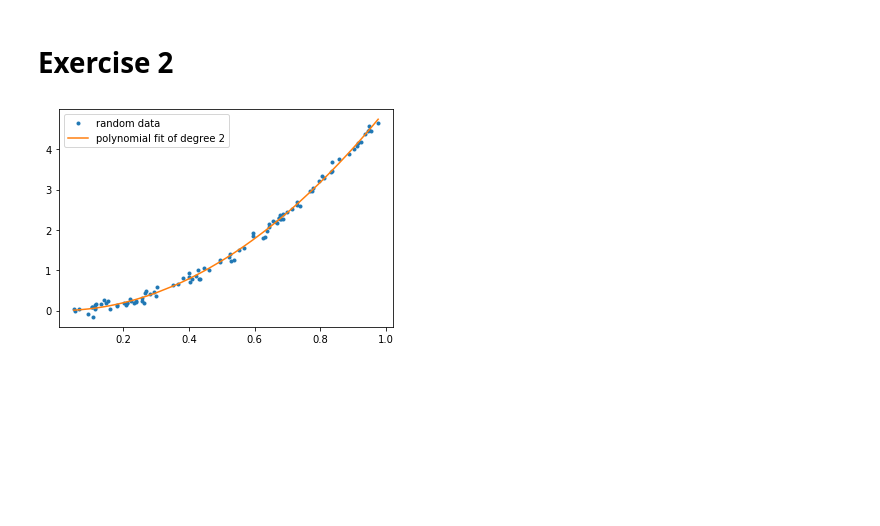
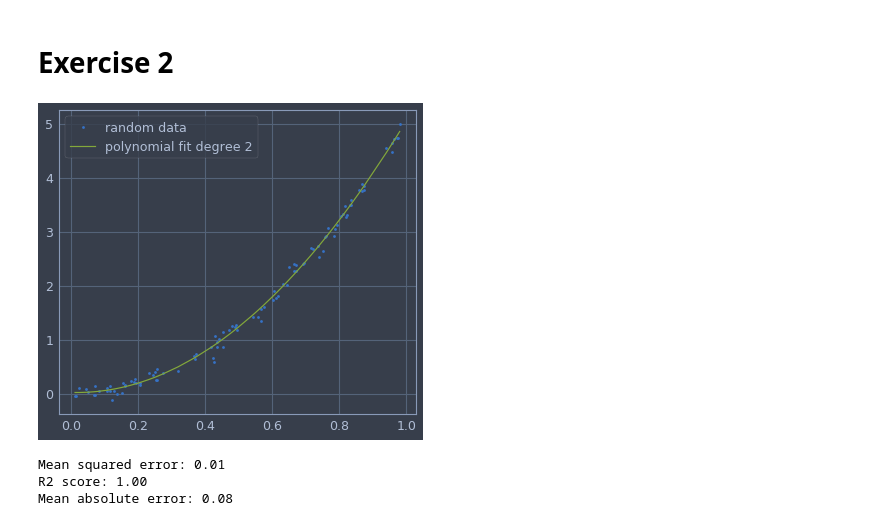
Before and after one commit to ejhusom/FYS-STK4155, a Jupyter notebook: exercises/exercise-2-4.ipynb, the cells around one changed output. Drawn from its saved outputs; the diff is of its cells as text; code cells hidden in the pictures; blank space fills up the shorter version.

```diff
--- a/exercises/exercise-2-4.ipynb
+++ b/exercises/exercise-2-4.ipynb
@@ -3,35 +3,59 @@
 # %%
 # Exercise 2.1: Own code for making polynomial fit
 import numpy as np
 import matplotlib.pyplot as plt
+import sklearn.linear_model as skl
+from sklearn.metrics import mean_squared_error, r2_score, mean_absolute_error
+
+try:
+    from jupyterthemes import jtplot
+    jtplot.style()
+except:
+    pass
+
+def plot_regression(x, y, x_fit, y_fit, y_label='model fit'):
+    '''Plot data and model fit in one figure.'''
+    plt.figure()
+    plt.plot(x, y, '.', label='random data')
+    plt.plot(x[idx_sorted], y_tilde[idx_sorted], '-', label=y_label)
+    plt.legend()
+    plt.show()
+
+def print_error_analysis(y, y_tilde):
+    '''Print error analysis of regression fit using scikit.'''
+    print("Mean squared error: %.2f" % mean_squared_error(y, y_tilde))
+    print('R2 score: %.2f' % r2_score(y, y_tilde))
+    print('Mean absolute error: %.2f' % mean_absolute_error(y, y_tilde))
 
 N = 100 # data size
 p = 2   # polynomial degree
 
 # Random data
 x = np.random.rand(N, 1)
 y = 5*x*x + 0.1*np.random.randn(N, 1)
 
 # Creating design matrix X
 X = np.ones((N, p + 1))
 for i in range(1, p + 1):
     X[:,i] = x[:,0]**i
 
 # Matrix inversion
 beta = np.linalg.inv(X.T.dot(X)).dot(X.T).dot(y)
 # Creating model
 y_tilde = X @ beta
 
 # Sorting arrays for plotting
 idx_sorted = np.argsort(x[:,0])
 
-# Plotting model and data
-plt.figure()
-plt.plot(x, y, '.', label='random data')
-plt.plot(x[idx_sorted], y_tilde[idx_sorted], '-', label='polynomial fit of degree 2')
-plt.legend()
-plt.show()
+plot_regression(x, y,
+                x[idx_sorted], y_tilde[idx_sorted],
+                y_label='polynomial fit degree 2')
+
+print_error_analysis(y, y_tilde)
 # %% [output]
-[figure, old version]
+[figure, new version]
+Mean squared error: 0.01
+R2 score: 1.00
+Mean absolute error: 0.08
 # %%
 # Exercise 2.2: Using scikit-learn to make polynomial fit
```
Also changed, not shown: parts of 5 cells of this notebook, 1 other file.
